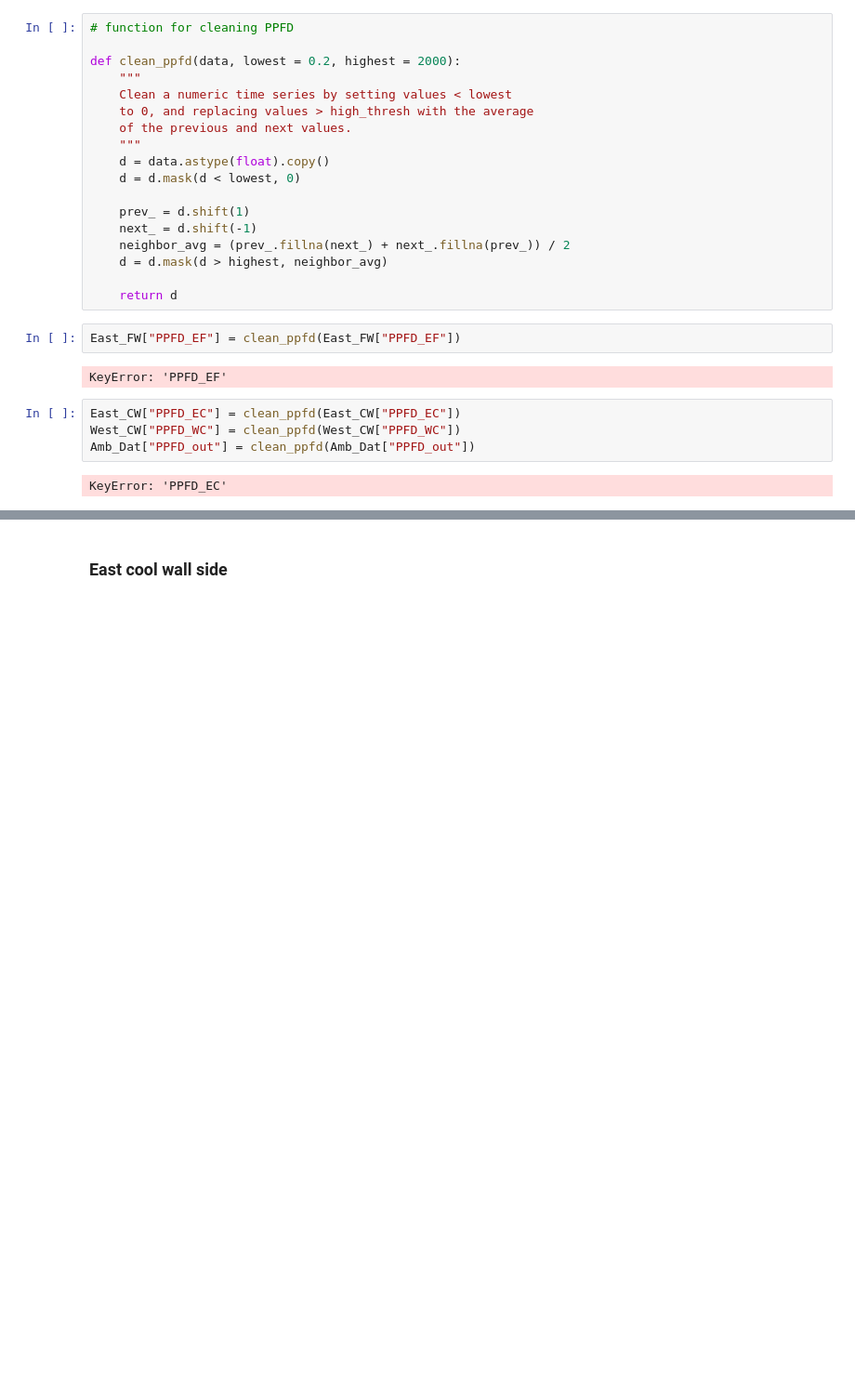
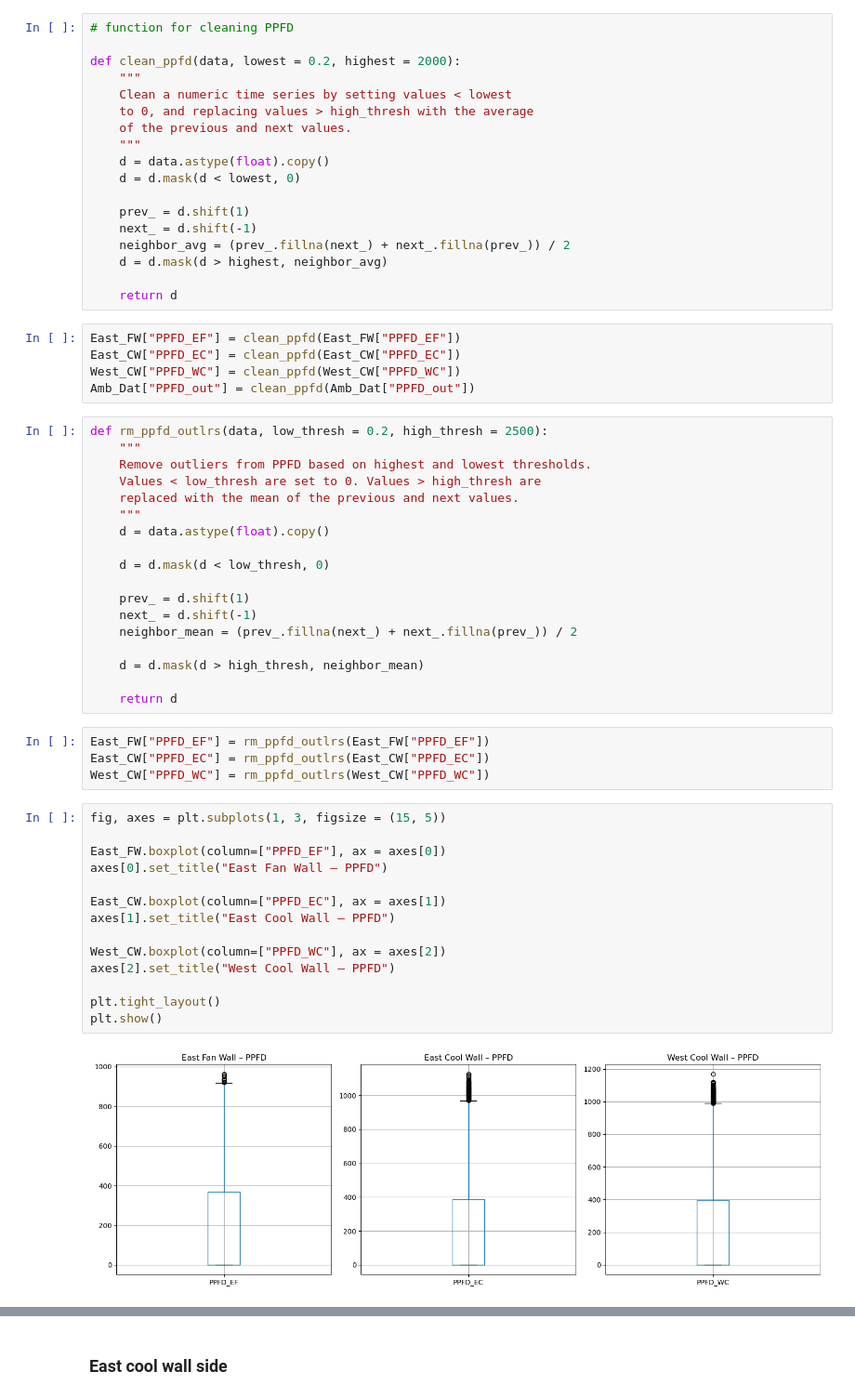
Before and after one commit to nnineeight/py4eda-project, a Jupyter notebook: notebooks/greenhouse_eda.ipynb, the cells around one changed output, grey strips where cells are left out. Shown at 93% size. Saved outputs shown, nothing was run; the diff lists cells and outputs as text; blank space fills up the shorter version.

```diff
--- a/notebooks/greenhouse_eda.ipynb
+++ b/notebooks/greenhouse_eda.ipynb
@@ -245,13 +302,46 @@ def clean_ppfd(data, lowest = 0.2, highest = 2000):
     d = d.mask(d > highest, neighbor_avg)
 
     return d
-# %%
-East_FW["PPFD_EF"] = clean_ppfd(East_FW["PPFD_EF"])
-# %% [output]
-KeyError: 'PPFD_EF'
 # %%
+East_FW["PPFD_EF"] = clean_ppfd(East_FW["PPFD_EF"])
 East_CW["PPFD_EC"] = clean_ppfd(East_CW["PPFD_EC"])
 West_CW["PPFD_WC"] = clean_ppfd(West_CW["PPFD_WC"])
 Amb_Dat["PPFD_out"] = clean_ppfd(Amb_Dat["PPFD_out"])
-# %% [output]
-KeyError: 'PPFD_EC'
+# %%
+def rm_ppfd_outlrs(data, low_thresh = 0.2, high_thresh = 2500):
+    """
+    Remove outliers from PPFD based on highest and lowest thresholds.
+    Values < low_thresh are set to 0. Values > high_thresh are
+    replaced with the mean of the previous and next values.
+    """
+    d = data.astype(float).copy()
+
+    d = d.mask(d < low_thresh, 0)
+
+    prev_ = d.shift(1)
+    next_ = d.shift(-1)
+    neighbor_mean = (prev_.fillna(next_) + next_.fillna(prev_)) / 2
+
+    d = d.mask(d > high_thresh, neighbor_mean)
+
+    return d
+# %%
+East_FW["PPFD_EF"] = rm_ppfd_outlrs(East_FW["PPFD_EF"])
+East_CW["PPFD_EC"] = rm_ppfd_outlrs(East_CW["PPFD_EC"])
+West_CW["PPFD_WC"] = rm_ppfd_outlrs(West_CW["PPFD_WC"])
+# %%
+fig, axes = plt.subplots(1, 3, figsize = (15, 5))
+
+East_FW.boxplot(column=["PPFD_EF"], ax = axes[0])
+axes[0].set_title("East Fan Wall – PPFD")
+
+East_CW.boxplot(column=["PPFD_EC"], ax = axes[1])
+axes[1].set_title("East Cool Wall – PPFD")
+
+West_CW.boxplot(column=["PPFD_WC"], ax = axes[2])
+axes[2].set_title("West Cool Wall – PPFD")
+
+plt.tight_layout()
+plt.show()
+# %% [output]
+[figure, added]
```
Also changed, not shown: parts of 60 cells of this notebook.
